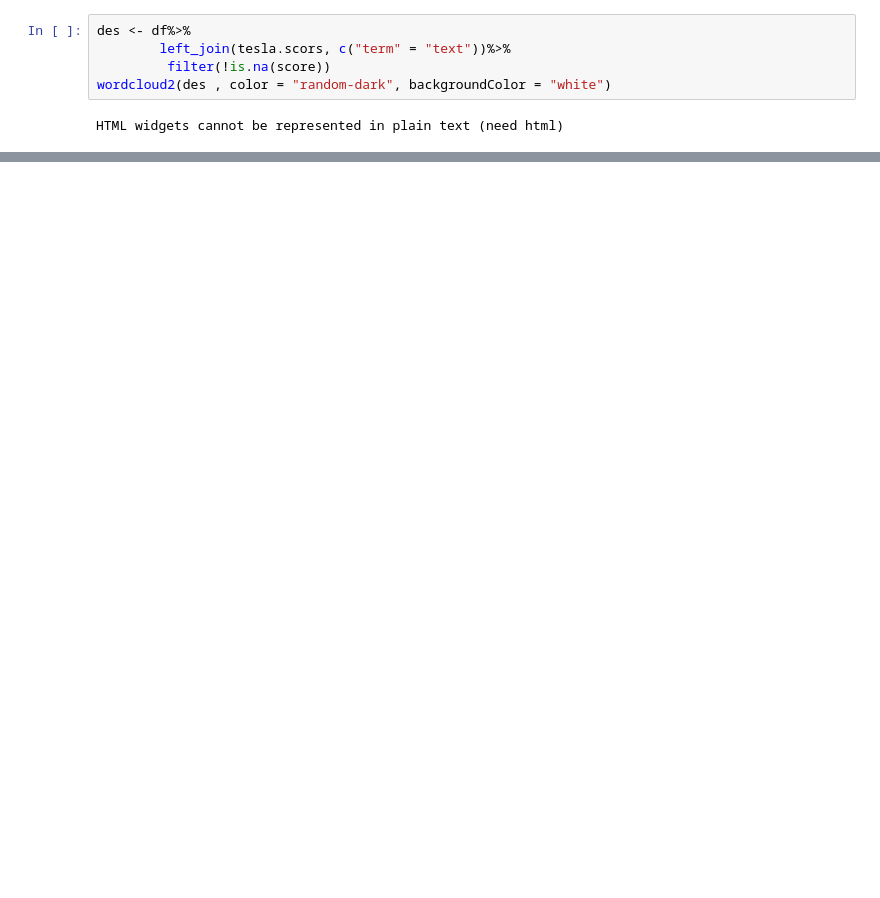
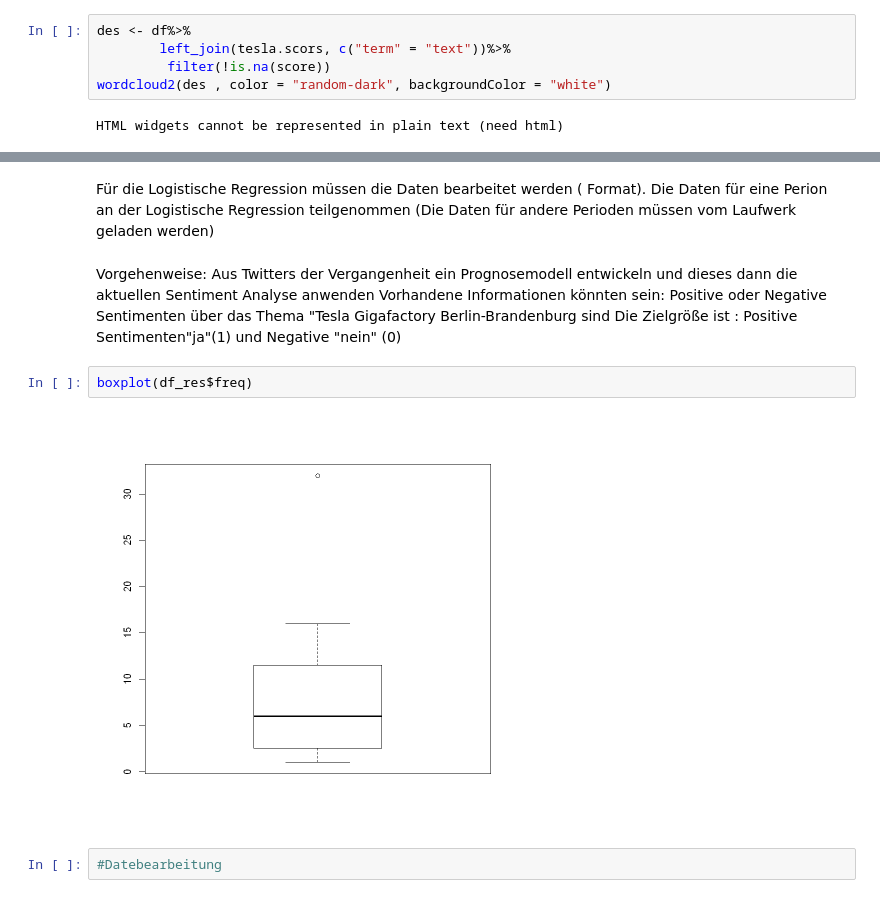
Before and after one commit to jjbous/Analyse-semi--unstrukturierter-daten, a Jupyter notebook: Praxisarbeit/Tesla(de).ipynb, the cells around one changed output, grey strips where cells are left out. Cells and saved outputs as stored; diff of their text form; blank space fills up the shorter version.

```diff
--- a/Praxisarbeit/Tesla(de).ipynb
+++ b/Praxisarbeit/Tesla(de).ipynb
@@ -317,0 +343,13 @@ ggplot(data = df_plot)+
+# %% [markdown]
+Für die Logistische Regression müssen die Daten bearbeitet werden ( Format). Die Daten für eine Perion an der Logistische Regression
+teilgenommen (Die Daten für andere Perioden müssen vom Laufwerk geladen werden)
+# %% [markdown]
+Vorgehenweise: Aus Twitters der Vergangenheit ein Prognosemodell entwickeln und dieses dann die aktuellen Sentiment Analyse anwenden
+Vorhandene Informationen könnten sein: Positive oder Negative Sentimenten über das Thema "Tesla Gigafactory Berlin-Brandenburg sind
+Die Zielgröße ist : Positive Sentimenten"ja"(1) und Negative "nein" (0)
+# %%
+boxplot(df_res$freq)
+# %% [output]
+[figure, added]
+# %%
+#Datebearbeitung
```
Also changed, not shown: parts of 57 cells of this notebook.
